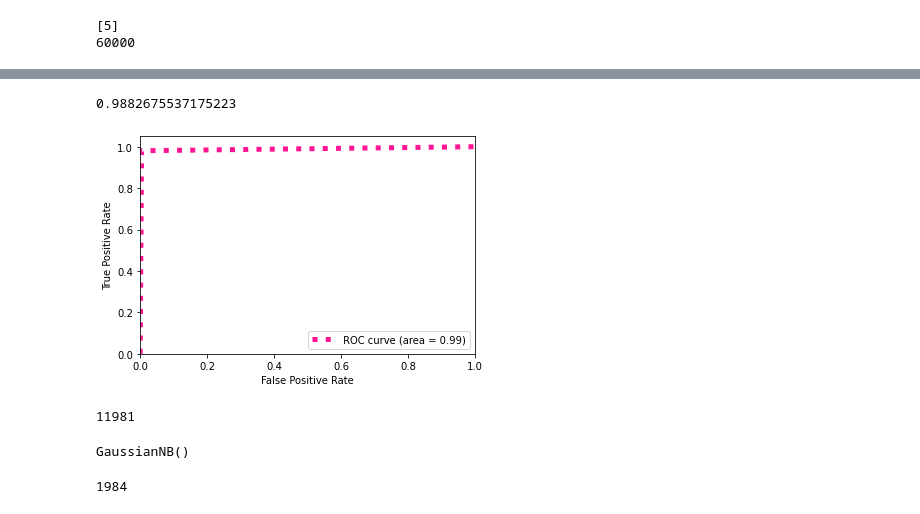
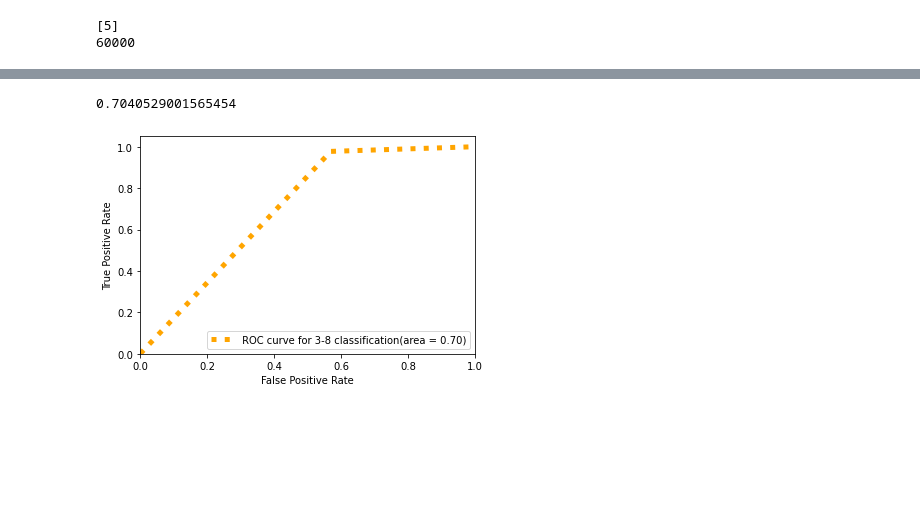
Before and after one commit to yay14/MNIST-digit-classification, a Jupyter notebook: MNIST digits Classification.ipynb, the cells around one changed output, grey strips where cells are left out. Saved outputs shown, nothing was run; the diff lists cells and outputs as text; code cells hidden in the pictures; blank space fills up the shorter version.

```diff
--- a/MNIST digits Classification.ipynb
+++ b/MNIST digits Classification.ipynb
@@ -190,0 +255,10 @@ print(len(train_labels_array))
+# %%
+#preparing test dataset
+x_test =np.ndarray(shape=(c,784),dtype='int32')
+y_test = np.ndarray(shape=(c),dtype='int32')
+j=0
+for i in range(10000):
+    if ((test_labels_array[i]==1) or (test_labels_array[i]==0)) and j<c:
+        x_test[j]=test_images_array[i].flatten()
+        y_test[j]=test_labels_array[i]
+        j=j+1
@@ -191,8 +325,8 @@ print(len(train_labels_array))
 # %%
-#Classifier to distinguish digits 1 and 2
+#Classifier to distinguish digits 3 and 8
 c=0
-for i in range(0,59999):
-    if (train_labels_array[i]==1) or (train_labels_array[i]==0) :
+for i in range(60000):
+    if (train_labels_array[i]==3) or (train_labels_array[i]==8) :
         c=c+1
 print(c)
 # %% [output]
@@ -200,9 +334,10 @@ print(c)
 # %%
+#filtering data images and labels which are either 3 or 8
 x_train =np.ndarray(shape=(c,784),dtype='int32')
 y_train = np.ndarray(shape=(c),dtype='int32')
 j=0
-for i in range(0,59999):
-    if ((train_labels_array[i]==1) or (train_labels_array[i]==0)) and j<c:
+for i in range(60000):
+    if ((train_labels_array[i]==3) or (train_labels_array[i]==8)) and j<c:
         x_train[j]=train_images_array[i].flatten()
         y_train[j]=train_labels_array[i]
         j=j+1
@@ -208,0 +350,7 @@ for i in range(0,59999):
+# %%
+#counting test data which are either 3 or 8
+c=0
+for i in range(10000):
+    if (test_labels_array[i]==3) or (test_labels_array[i]==8) :
+        c=c+1
+print(c)
@@ -292,30 +403,22 @@ from sklearn.preprocessing import label_binarize
 # %%
-y_pred_binarise = label_binarize(predicted, classes=[0,1])
-y_test_binarise = label_binarize(y_test, classes=[0,1])
+#Drawing ROC curve
+y_pred_binarise = label_binarize(predicted, classes=[3,8])
+y_test_binarise = label_binarize(y_test, classes=[3,8])
 roc_auc = roc_auc_score(y_test_binarise, y_pred_binarise)
 print(roc_auc)
 fpr, tpr, thresh1 = roc_curve(y_test_binarise, y_pred_binarise)
 # %% [output]
-0.9882675537175223
+0.7040529001565454
 # %%
 plt.figure()
-plt.plot(fpr, tpr,label=' ROC curve (area = {0:0.2f})'
-               ''.format(roc_auc),color='deeppink', linestyle=':', linewidth=5 )
+plt.plot(fpr, tpr,label=' ROC curve for 3-8 classification(area = {0:0.2f})'
+               ''.format(roc_auc),color='orange', linestyle=':', linewidth=5 )
 plt.xlim([0.0, 1.0])
 plt.ylim([0.0, 1.05])
 plt.xlabel('False Positive Rate')
 plt.ylabel('True Positive Rate')
 plt.legend(loc="lower right")
 
 plt.show()
 # %% [output]
-[figure, old version]
+[figure, new version]
-# %%
-#Classifier to distinguish digits 3 and 8
-c=0
-for i in range(0,59999):
-    if (train_labels_array[i]==3) or (train_labels_array[i]==8) :
-        c=c+1
-print(c)
-# %% [output]
-11981
@@ -331,14 +424,0 @@ for i in range(0,59999):
-# %%
-from sklearn.naive_bayes import GaussianNB
-GNB_classifier = GaussianNB()
-GNB_classifier.fit(x_train, y_train)
-# %% [output]
-GaussianNB()
-# %%
-c=0
-for i in range(0,9999):
-    if (test_labels_array[i]==3) or (test_labels_array[i]==8) :
-        c=c+1
-print(c)
-# %% [output]
-1984
```
Also changed, not shown: parts of 34 cells of this notebook.
